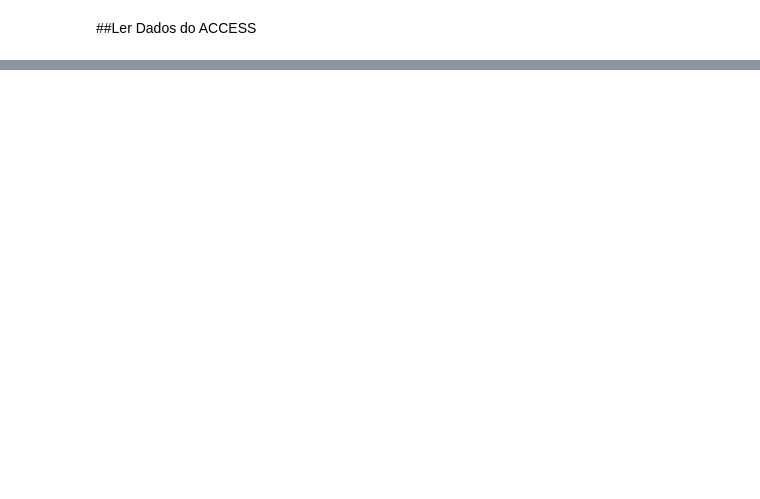
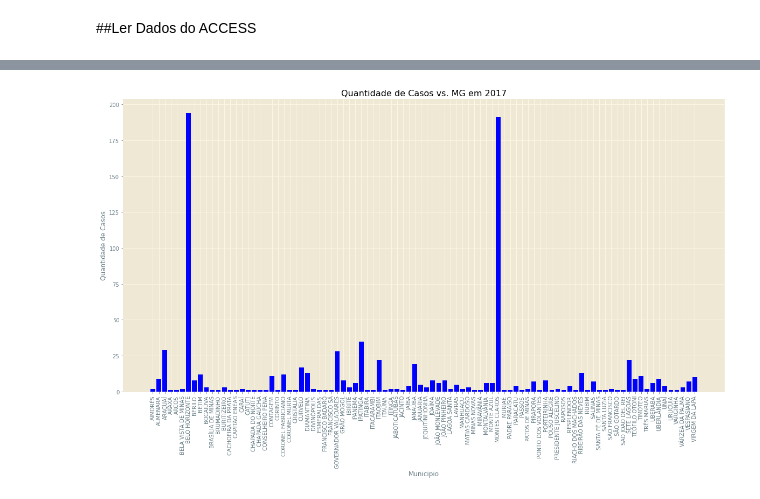
Before and after one commit to kelkp/Leishmaniose, a Jupyter notebook: cod_analise_dados/Analise_Dados.ipynb, the cells around one changed output, grey strips where cells are left out. Drawn from its saved outputs; the diff is of its cells as text; code cells hidden in the pictures; blank space fills up the shorter version.

```diff
--- a/cod_analise_dados/Analise_Dados.ipynb
+++ b/cod_analise_dados/Analise_Dados.ipynb
@@ -33,0 +54,16 @@ Error: ignored
+# %%
+query = 'select * from View_Municipios_MG_2017'
+df = pd.read_sql(query, conn)
+QT_2017_MG=df.to_numpy()
+# %%
+# Barras na vertical
+plt.figure(figsize=(20,10))
+plt.bar(QT_2017_MG[:,1],QT_2017_MG[:,2], color = 'blue')
+plt.ylabel("Quantidade de Casos")
+plt.xlabel("Municipio")
+plt.title("Quantidade de Casos vs. MG em 2017")
+plt.xticks(rotation=90)
+plt.grid(True)
+plt.show()
+# %% [output]
+[figure, added]
```
Also changed, not shown: parts of 9 cells of this notebook, 14 other files.
